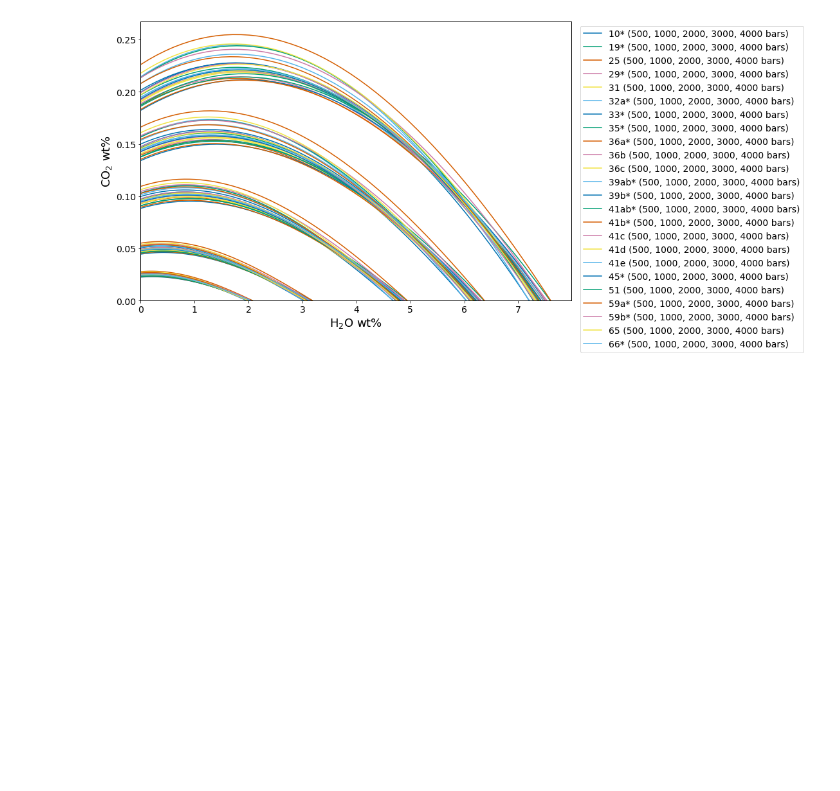
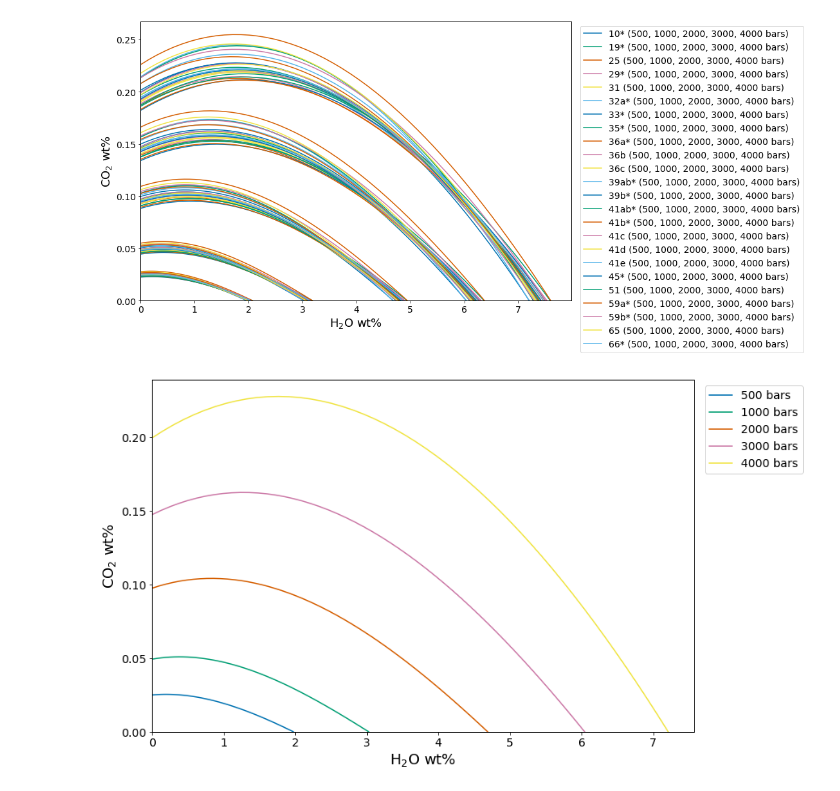
Before and after one commit to kaylai/vesical-binder, a Jupyter notebook: NotebooksNow/Interaction1.ipynb, the cells around one changed output. Saved outputs shown, nothing was run; the diff lists cells and outputs as text; code cells hidden in the pictures; blank space fills up the shorter version.

Commit message:
Fix Interaction1 notebook

```diff
--- a/NotebooksNow/Interaction1.ipynb
+++ b/NotebooksNow/Interaction1.ipynb
@@ -45,14 +18,19 @@ I'll comment this out once I have run it once and save to a pickle file. Uncomme
 # %%
-# Calculate isobars for all samples at 500, 1000, 2000, 3000, and 4000 bars (this will take  while to run...)
-isobar_list = []
-for index, row in myfile.get_data().iterrows():
-    print(row.name)
-    isobar_list.append(v.calculate_isobars_and_isopleths(sample=myfile.get_sample_composition(samplename=row.name, asSampleClass=True),
-                                                         temperature=1200,
-                                                         pressure_list=[500, 1000, 2000, 3000, 4000],
-                                                         print_status=True).result)
+# # Calculate isobars for all samples at 500, 1000, 2000, 3000, and 4000 bars (this will take  while to run...)
+# isobar_list = []
+# isopleth_list = []
+# for index, row in myfile.get_data().iterrows():
+#     print(row.name)
+#     isobars, isopleths = v.calculate_isobars_and_isopleths(sample=myfile.get_sample_composition(samplename=row.name, asSampleClass=True),
+#                                                          temperature=1200,
+#                                                          pressure_list=[500, 1000, 2000, 3000, 4000],
+#                                                          print_status=True).result
+#     isobar_list.append(isobars)
+#     isopleth_list.append(isopleths) # save this in case  we decide to use it later, since it's calculated anyways
 
-import pickle
 
-with open('Interaction1_isobars.pickle', 'wb') as handle:
-    pickle.dump(isobar_list, handle)
+# with open('Interaction1_isobars.pickle', 'wb') as handle:
+#     pickle.dump(isobar_list, handle)
+
+# with open('Interaction1_isopleths.pickle', 'wb') as handle:
+#     pickle.dump(isopleth_list, handle)
@@ -77,3 +37,15 @@ Done!
+# %%
+# load data from pickled file
+
+file = open('Interaction1_isobars.pickle', 'rb')
+isobar_list = pickle.load(file)
+# %%
+# add sample names for easier referencing
+sample_names = [row.name for index, row in myfile.get_data().iterrows()]
+
+isobar_dict = {}
+for count, value in enumerate(isobar_list):
+    isobar_dict[sample_names[count]] = value
 # %% [markdown]
 ## Plot it
 
@@ -101,3 +73,11 @@ fig, ax = v.plot(isobars=[isobar[0] for isobar in isobar_list], isobar_labels=[r
 v.show()
 # %% [output]
 [figure]
+# %%
+# Any particular isobar
+sample_to_plot = "10*"
+
+fig, ax = v.plot(isobars=isobar_dict[sample_to_plot])
+v.show()
+# %% [output]
+[figure, added]
```
Also changed, not shown: parts of 7 cells of this notebook.
